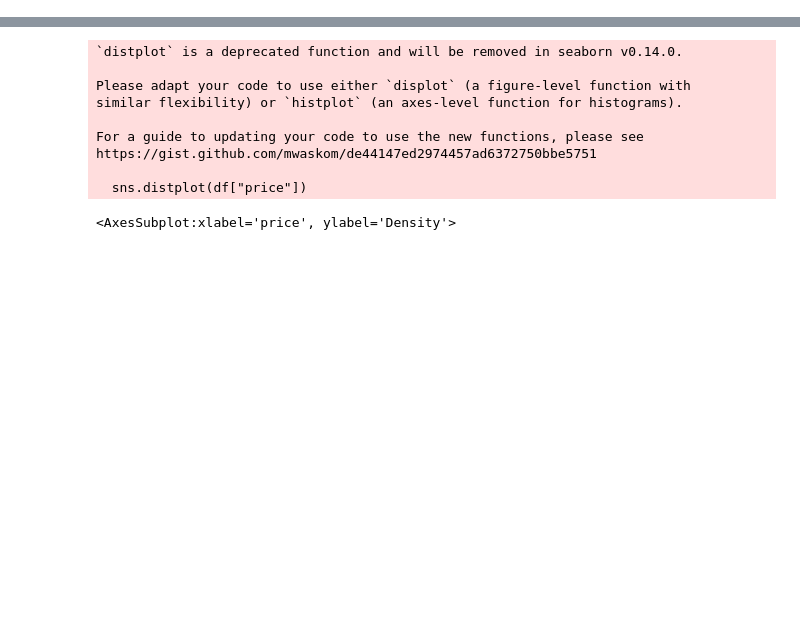
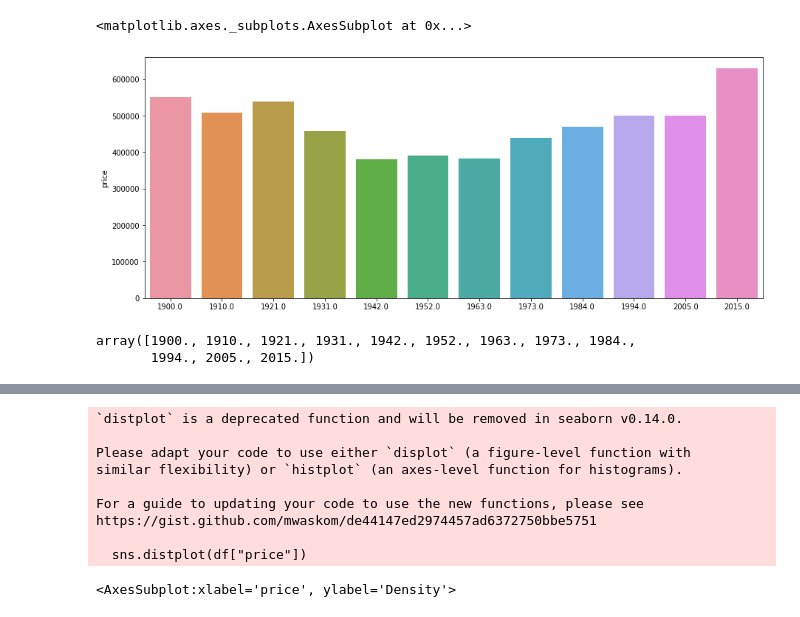
Before and after one commit to ChristianWussow/Portfolio, a Jupyter notebook: Data_Analytics_Project.ipynb, the cells around one changed output, grey strips where cells are left out. Cells and saved outputs as stored; diff of their text form; code cells hidden in the pictures; blank space fills up the shorter version.

```diff
--- a/Data_Analytics_Project.ipynb
+++ b/Data_Analytics_Project.ipynb
@@ -233,0 +169,21 @@ https://gist.github.com/mwaskom/de44147ed2974457ad6372750bbe5751
+# %%
+# we split the years into 10 bins and calcualte the median price for each period
+
+n_bins = 11
+
+x_bins = np.arange(n_bins)
+
+_, bins = pd.cut(df['yr_built'], bins=n_bins, retbins=True, right=False)
+bins = np.around (bins, decimals = 0, out = None)
+binned_data = df['price'].groupby(np.digitize(df['yr_built'], bins)).median()
+plt.figure(figsize=(15,6))
+sns.barplot(x=bins,
+             y=binned_data)
+# %% [output]
+<matplotlib.axes._subplots.AxesSubplot at 0x...>
+[figure, added]
+# %%
+bins
+# %% [output]
+array([1900., 1910., 1921., 1931., 1942., 1952., 1963., 1973., 1984.,
+       1994., 2005., 2015.])
```
Also changed, not shown: parts of 60 cells of this notebook.
